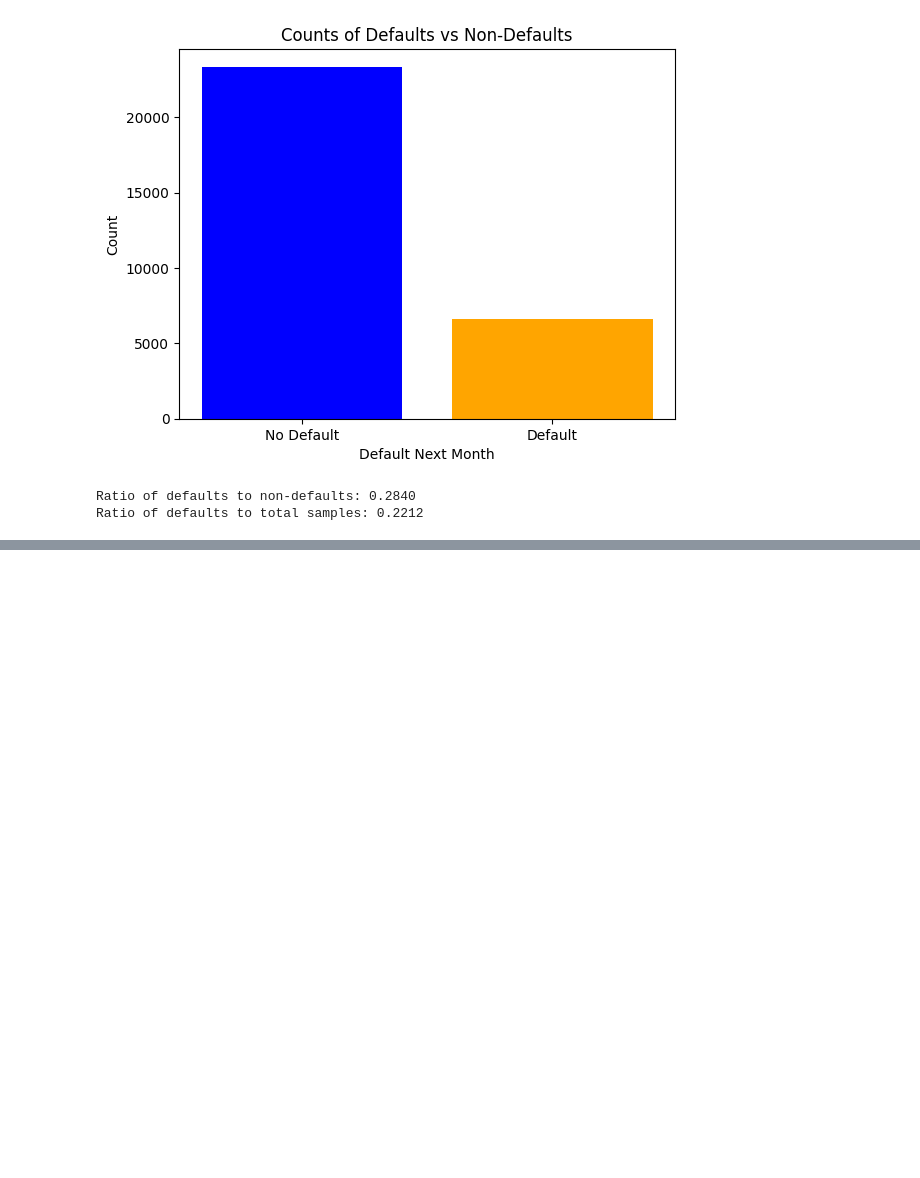
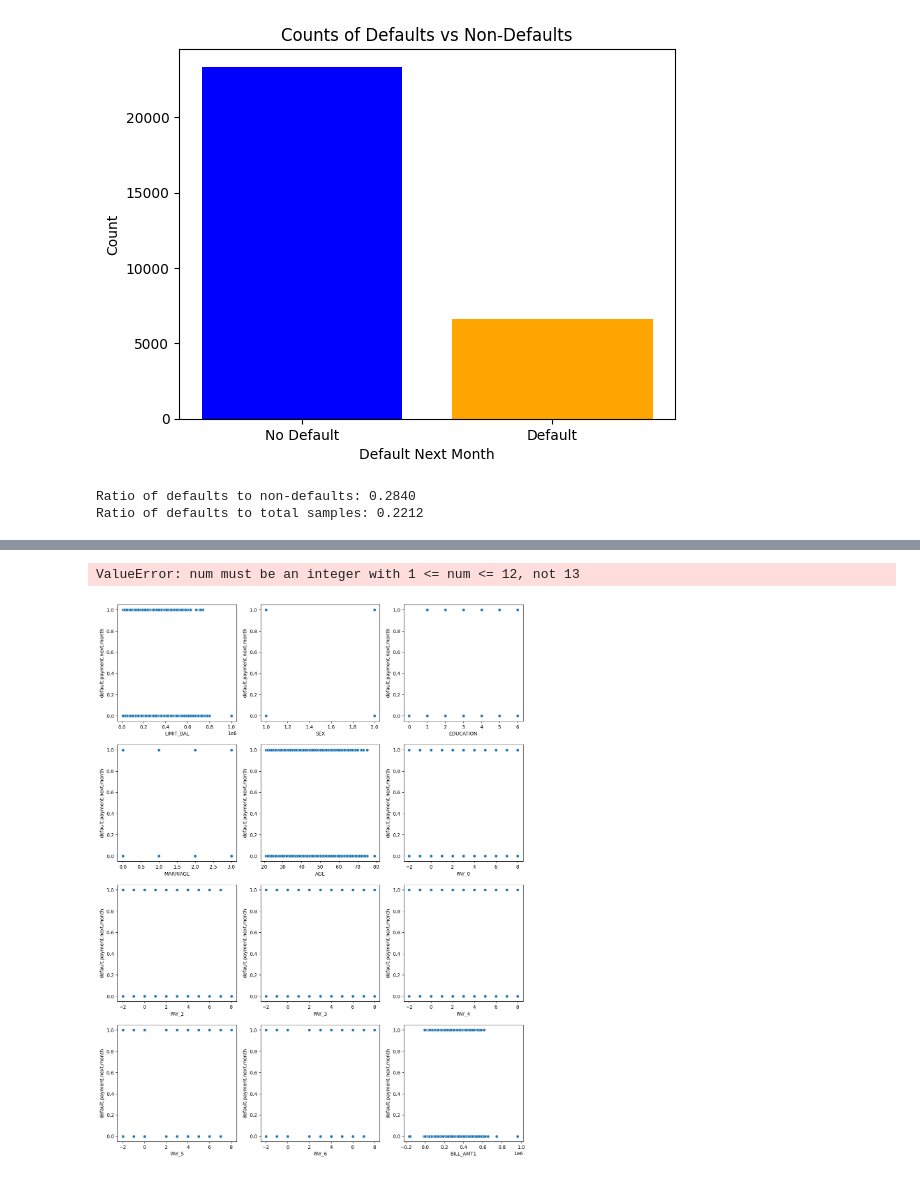
Before and after one commit to joseph-m-pasia/kg-default-of-credit-cards, a Jupyter notebook: notebooks/00_eda.ipynb, the cells around one changed output, grey strips where cells are left out. Cells and saved outputs as stored; diff of their text form; code cells hidden in the pictures; blank space fills up the shorter version.

```diff
--- a/notebooks/00_eda.ipynb
+++ b/notebooks/00_eda.ipynb
@@ -84,0 +114,11 @@ Ratio of defaults to total samples: 0.2212
+# %%
+# Scatter plot for numeric variables vs the target variable in 3 columns
+plt.figure(figsize=(15, 20))  # Adjust height based on number of rows
+for i, var in enumerate(numeric_variables):
+    plt.subplot(4, 3, i + 1)
+    sns.scatterplot(x=var, y=target_variable, data=df)
+    plt.xlabel(var)
+    plt.ylabel(target_variable)
+# %% [output]
+ValueError: num must be an integer with 1 <= num <= 12, not 13
+[figure, added]
```
Also changed, not shown: parts of 3 cells of this notebook.
